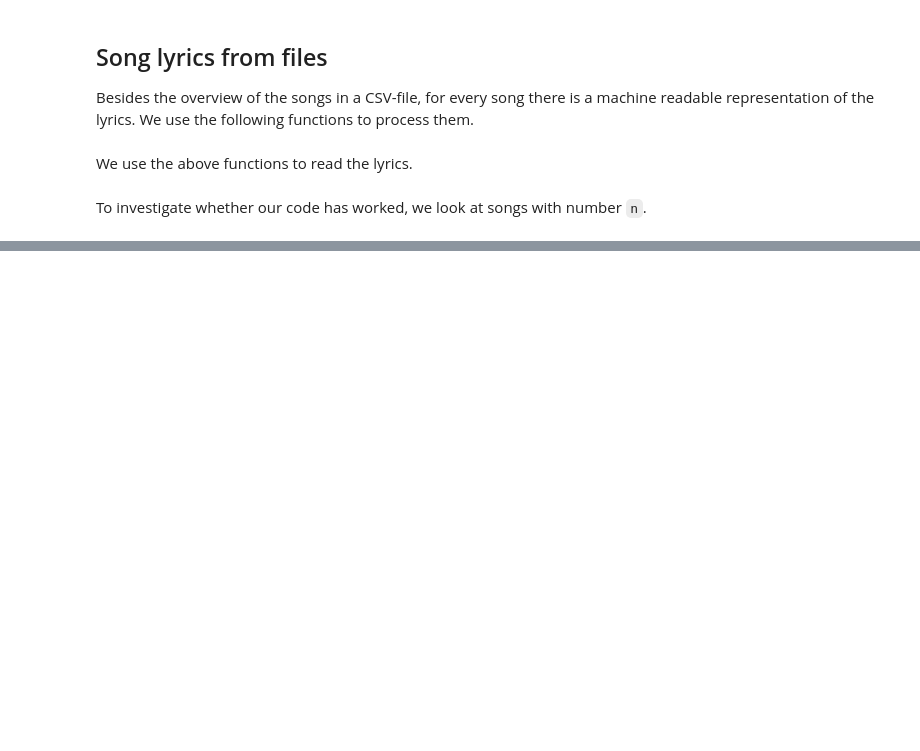
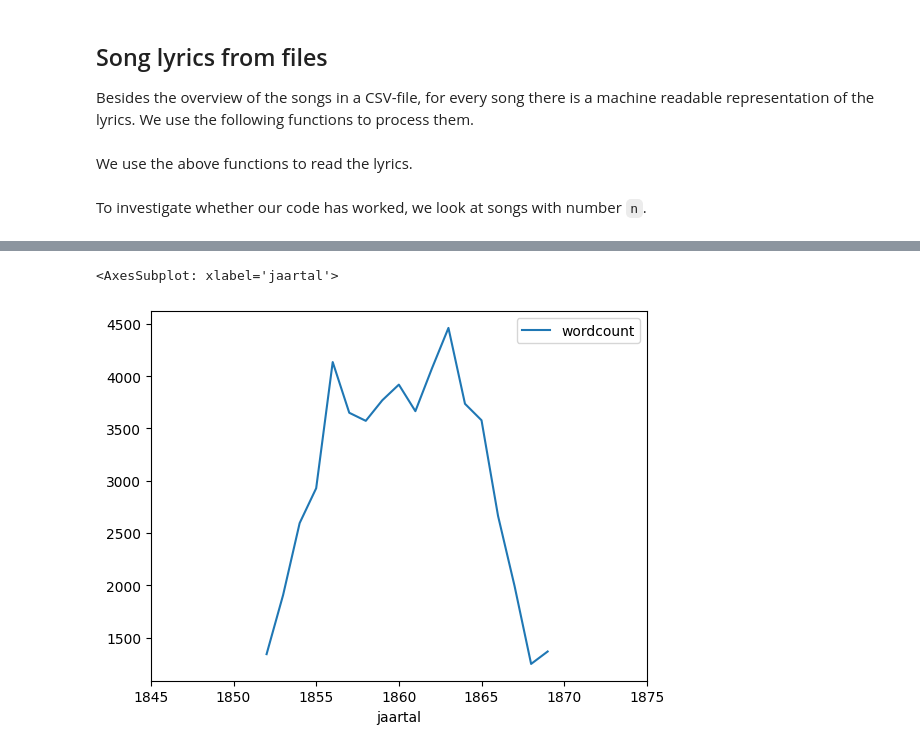
Before and after one commit to ivozandhuis/tv-liedjes, a Jupyter notebook: analysis.ipynb, the cells around one changed output, grey strips where cells are left out. Saved outputs shown, nothing was run; the diff lists cells and outputs as text; code cells hidden in the pictures; blank space fills up the shorter version.

```diff
--- a/analysis.ipynb
+++ b/analysis.ipynb
@@ -296,0 +214,5 @@ model = Top2Vec(preprocessedLiedjesList)
+# %%
+liedjesDF.groupby('jaartal').sum('wordcount').rolling(5).mean().plot(xlim=(1845,1875))
+# %% [output]
+<AxesSubplot: xlabel='jaartal'>
+[figure, added]
```
Also changed, not shown: parts of 45 cells of this notebook, 13 other files.
